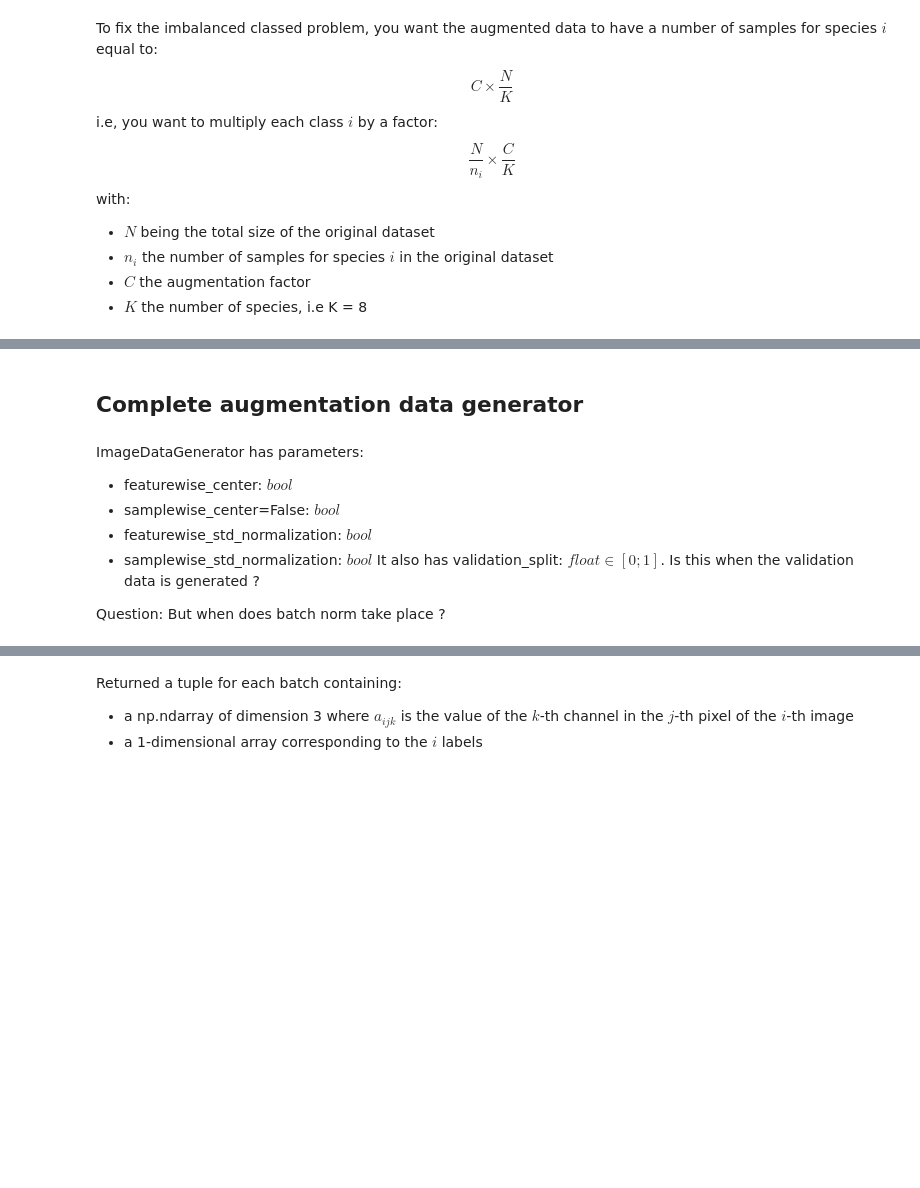
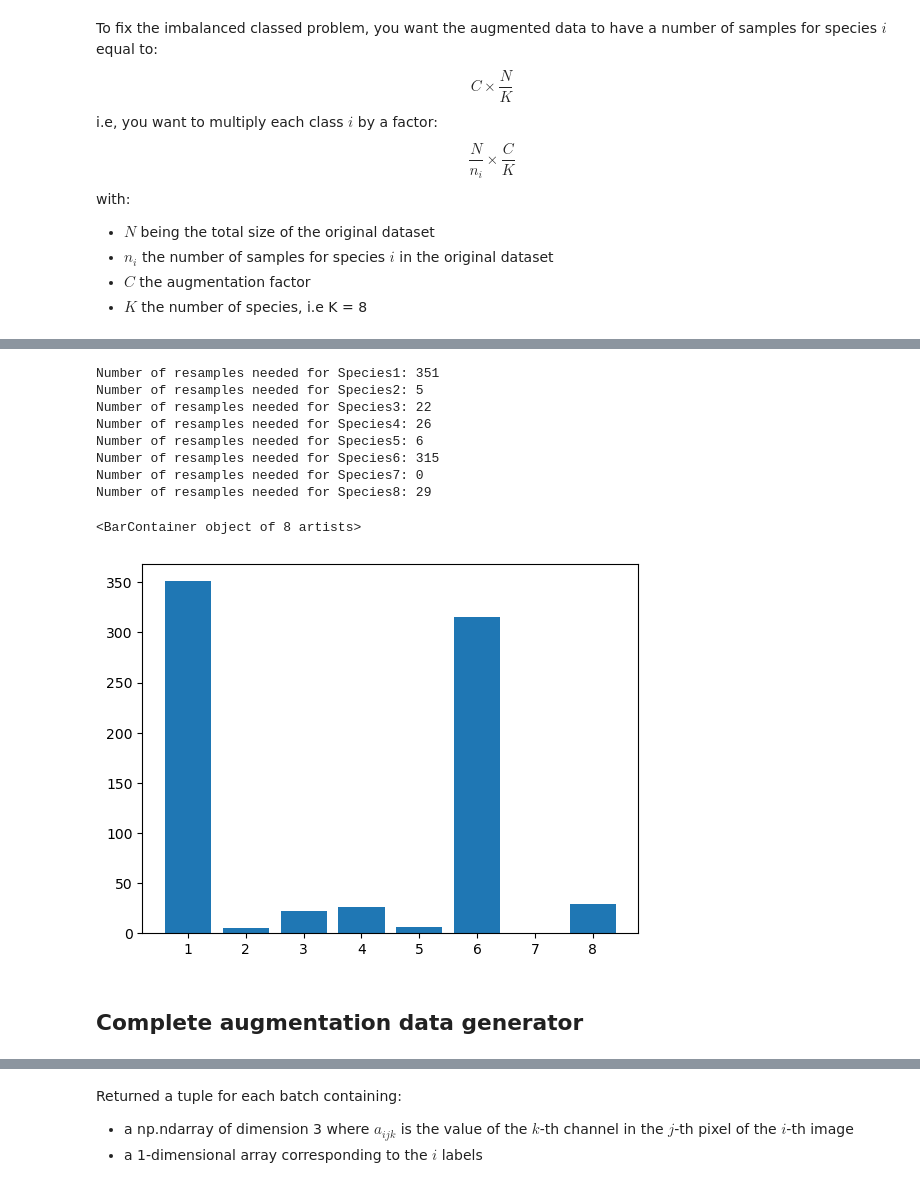
Before and after one commit to achgls/flower-species-classification, a Jupyter notebook: src/data_augmentation.ipynb, the cells around one changed output, grey strips where cells are left out. Drawn from its saved outputs; the diff is of its cells as text; code cells hidden in the pictures; blank space fills up the shorter version.

Commit message:
feat: update data aug. notebook
Updated and cleaned the data augmentation notebook

```diff
--- a/src/data_augmentation.ipynb
+++ b/src/data_augmentation.ipynb
@@ -55,12 +54,23 @@ $$ \max_{j}{n_j} - n_i$$
 # %%
 n_resamples: dict[str, int] = {}
 for species in utils.labels:
     mi = max(utils.n_images.values()) - utils.n_images[species]
     n_resamples[species] = mi
     print("Number of resamples needed for %s: %d" % (species, mi))
 
 plt.bar(np.arange(1, utils.n_species + 1), n_resamples.values())
-plt.title("Number of resamples needed for each species for equally distributed training data")
+#plt.title("Number of resamples needed for each species for equally distributed training data")
+# %% [output]
+Number of resamples needed for Species1: 351
+Number of resamples needed for Species2: 5
+Number of resamples needed for Species3: 22
+Number of resamples needed for Species4: 26
+Number of resamples needed for Species5: 6
+Number of resamples needed for Species6: 315
+Number of resamples needed for Species7: 0
+Number of resamples needed for Species8: 29
+<BarContainer object of 8 artists>
+[figure, added]
 # %% [markdown]
 ## Complete augmentation data generator
 # %%
@@ -75,16 +85,6 @@ complete_aug_data_gen = ImageDataGenerator(
     horizontal_flip=HORIZONTAL_FLIP,
     vertical_flip=VERTICAL_FLIP,
 )
-# %% [markdown]
-ImageDataGenerator has parameters:
-- featurewise_center: $bool$
-- samplewise_center=False: $bool$
-- featurewise_std_normalization: $bool$
-- samplewise_std_normalization: $bool$
-It also has validation_split: $float \in [0;1]$. Is this when the validation data is generated ?
-
-Question:
-But when does batch norm take place ?
 # %%
 aug_data = complete_aug_data_gen.flow_from_directory(
     utils.data_dir,
```
Also changed, not shown: parts of 17 cells of this notebook.
